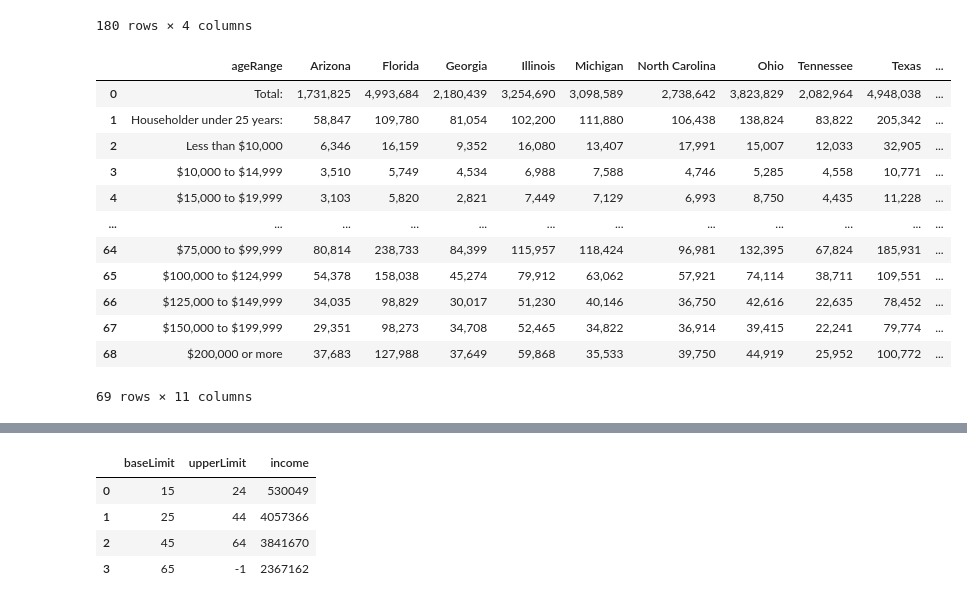
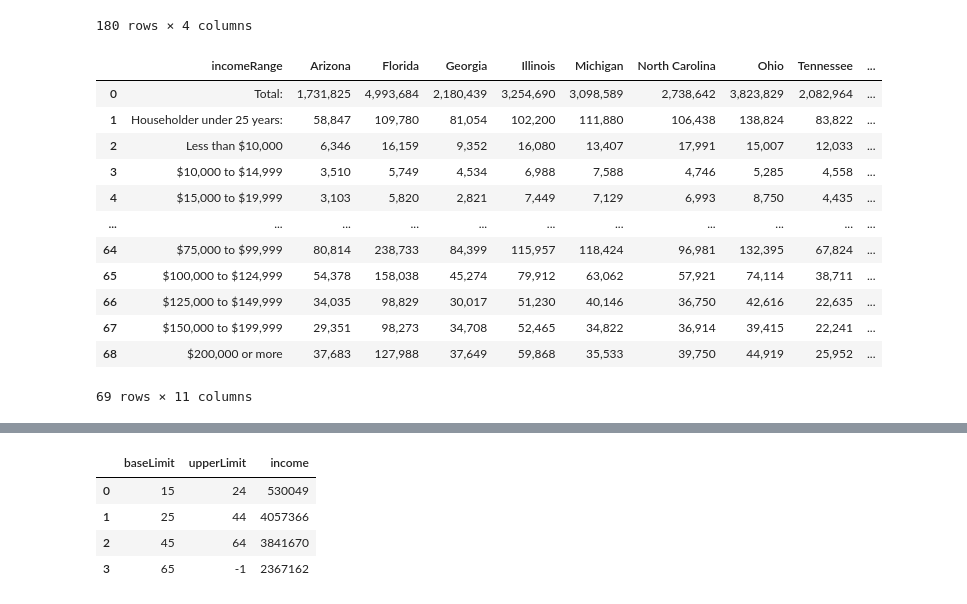
Before and after one commit to CarlosAlvarado-git/Proyecto_Final_BI, a Jupyter notebook: censusData.ipynb, the cells around one changed output, grey strips where cells are left out. Drawn from its saved outputs; the diff is of its cells as text; code cells hidden in the pictures.

Commit message:
income inicio

```diff
--- a/censusData.ipynb
+++ b/censusData.ipynb
@@ -235,24 +235,24 @@ filename = os.path.join(path,'Income.csv')
 income = load_data(filename)
 # %%
 States = vector_states(income)
-income.rename(columns = {'Label (Grouping)':'ageRange'}, inplace = True)
+income.rename(columns = {'Label (Grouping)':'incomeRange'}, inplace = True)
 for i in list(income.columns.values):
     for j in States:
         if i.find(j) != -1:
             income.rename(columns={i:j},inplace=True)
 
 income
 # %% [output]
-|  | ageRange | Arizona | Florida | Georgia | Illinois | Michigan | North Carolina | Ohio | Tennessee | Texas | ... |
-| 0 | Total: | 1,731,825 | 4,993,684 | 2,180,439 | 3,254,690 | 3,098,589 | 2,738,642 | 3,823,829 | 2,082,964 | 4,948,038 | ... |
-| 1 | Householder under 25 years: | 58,847 | 109,780 | 81,054 | 102,200 | 111,880 | 106,438 | 138,824 | 83,822 | 205,342 | ... |
-| 2 | Less than $10,000 | 6,346 | 16,159 | 9,352 | 16,080 | 13,407 | 17,991 | 15,007 | 12,033 | 32,905 | ... |
-| 3 | $10,000 to $14,999 | 3,510 | 5,749 | 4,534 | 6,988 | 7,588 | 4,746 | 5,285 | 4,558 | 10,771 | ... |
-| 4 | $15,000 to $19,999 | 3,103 | 5,820 | 2,821 | 7,449 | 7,129 | 6,993 | 8,750 | 4,435 | 11,228 | ... |
-| ... | ... | ... | ... | ... | ... | ... | ... | ... | ... | ... | ... |
-| 64 | $75,000 to $99,999 | 80,814 | 238,733 | 84,399 | 115,957 | 118,424 | 96,981 | 132,395 | 67,824 | 185,931 | ... |
-| 65 | $100,000 to $124,999 | 54,378 | 158,038 | 45,274 | 79,912 | 63,062 | 57,921 | 74,114 | 38,711 | 109,551 | ... |
-| 66 | $125,000 to $149,999 | 34,035 | 98,829 | 30,017 | 51,230 | 40,146 | 36,750 | 42,616 | 22,635 | 78,452 | ... |
-| 67 | $150,000 to $199,999 | 29,351 | 98,273 | 34,708 | 52,465 | 34,822 | 36,914 | 39,415 | 22,241 | 79,774 | ... |
-| 68 | $200,000 or more | 37,683 | 127,988 | 37,649 | 59,868 | 35,533 | 39,750 | 44,919 | 25,952 | 100,772 | ... |
+|  | incomeRange | Arizona | Florida | Georgia | Illinois | Michigan | North Carolina | Ohio | Tennessee | ... |
+| 0 | Total: | 1,731,825 | 4,993,684 | 2,180,439 | 3,254,690 | 3,098,589 | 2,738,642 | 3,823,829 | 2,082,964 | ... |
+| 1 | Householder under 25 years: | 58,847 | 109,780 | 81,054 | 102,200 | 111,880 | 106,438 | 138,824 | 83,822 | ... |
+| 2 | Less than $10,000 | 6,346 | 16,159 | 9,352 | 16,080 | 13,407 | 17,991 | 15,007 | 12,033 | ... |
+| 3 | $10,000 to $14,999 | 3,510 | 5,749 | 4,534 | 6,988 | 7,588 | 4,746 | 5,285 | 4,558 | ... |
+| 4 | $15,000 to $19,999 | 3,103 | 5,820 | 2,821 | 7,449 | 7,129 | 6,993 | 8,750 | 4,435 | ... |
+| ... | ... | ... | ... | ... | ... | ... | ... | ... | ... | ... |
+| 64 | $75,000 to $99,999 | 80,814 | 238,733 | 84,399 | 115,957 | 118,424 | 96,981 | 132,395 | 67,824 | ... |
+| 65 | $100,000 to $124,999 | 54,378 | 158,038 | 45,274 | 79,912 | 63,062 | 57,921 | 74,114 | 38,711 | ... |
+| 66 | $125,000 to $149,999 | 34,035 | 98,829 | 30,017 | 51,230 | 40,146 | 36,750 | 42,616 | 22,635 | ... |
+| 67 | $150,000 to $199,999 | 29,351 | 98,273 | 34,708 | 52,465 | 34,822 | 36,914 | 39,415 | 22,241 | ... |
+| 68 | $200,000 or more | 37,683 | 127,988 | 37,649 | 59,868 | 35,533 | 39,750 | 44,919 | 25,952 | ... |
 69 rows × 11 columns
```
Also changed, not shown: parts of 8 cells of this notebook.
